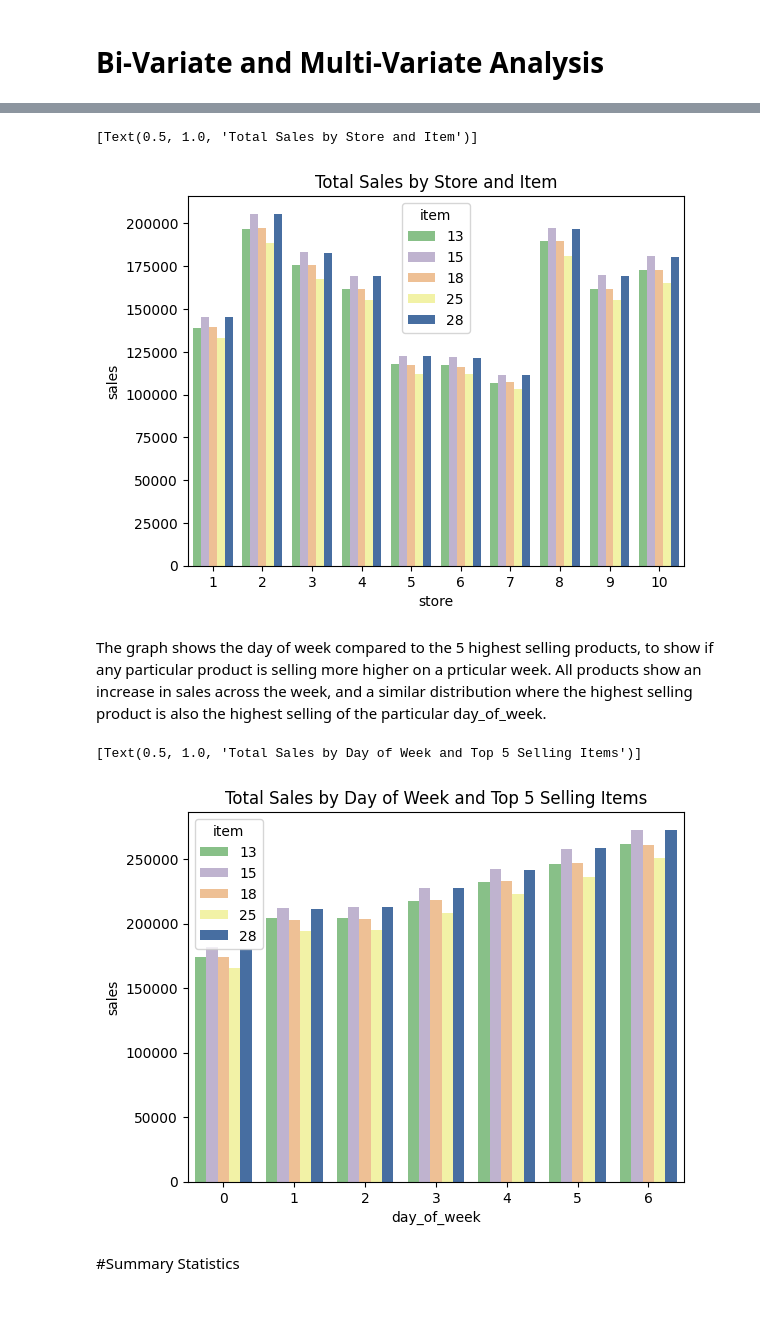
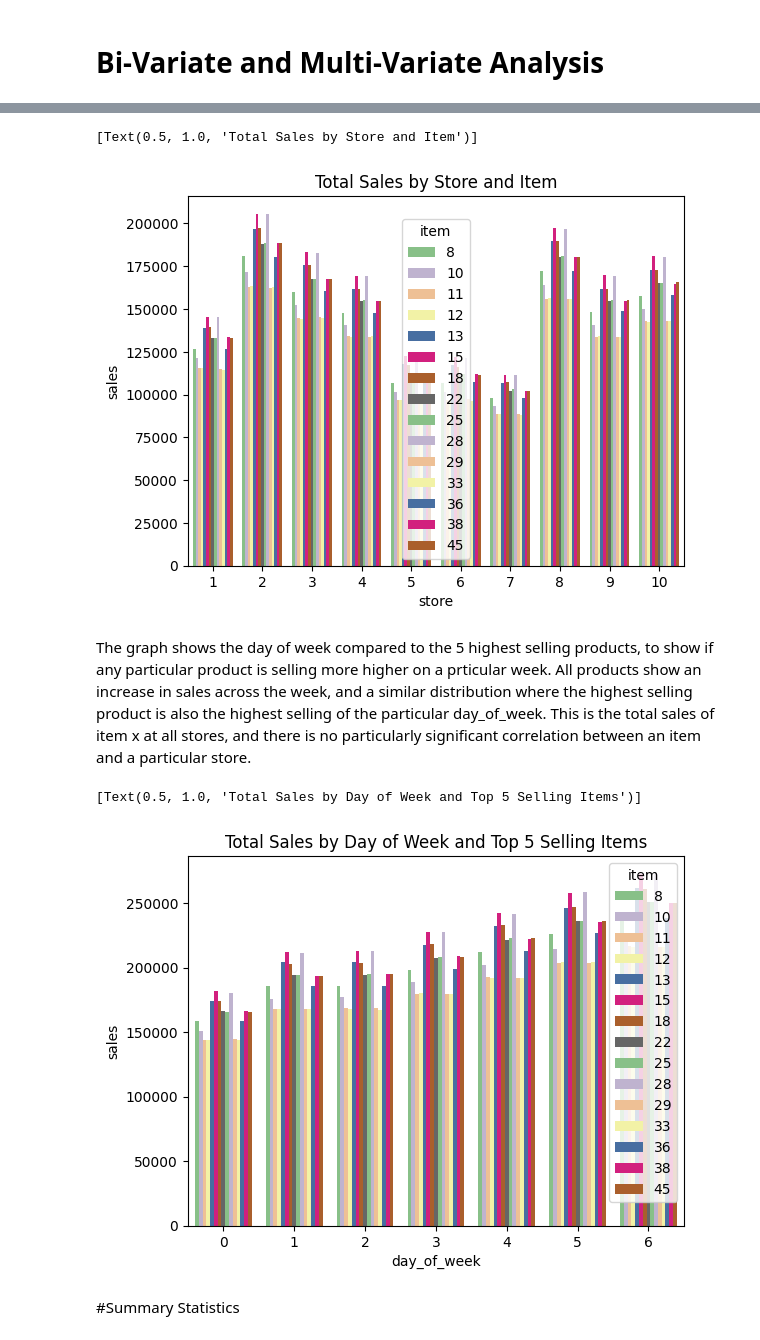
Before and after one commit to aanyamehta1/demand-forecasting-ey, a Jupyter notebook: FMCG_Demand_Forecasting.ipynb, the cells around one changed output, grey strips where cells are left out. Drawn from its saved outputs; the diff is of its cells as text; code cells hidden in the pictures; blank space fills up the shorter version.

```diff
--- a/FMCG_Demand_Forecasting.ipynb
+++ b/FMCG_Demand_Forecasting.ipynb
@@ -247,25 +266,25 @@ The graphs show the top 5 items (highest sales) and their distribution in the 10
 # %%
 store_item_sales = train_df.groupby(['store', 'item'])['sales'].sum().reset_index()
 
-top4 = item_sales.nlargest(5, 'sales')['item']
+top4 = item_sales.nlargest(15, 'sales')['item']
 filterdf = pd.merge(store_item_sales, top4, on='item')
 
 sns.barplot(x='store', y='sales', hue='item', data=filterdf, palette='Accent').set(title='Total Sales by Store and Item')
 # %% [output]
 [Text(0.5, 1.0, 'Total Sales by Store and Item')]
-[figure, old version]
+[figure, new version]
 # %% [markdown]
-The graph shows the day of week compared to the 5 highest selling products, to show if any particular product is selling more higher on a prticular week. All products show an increase in sales across the week, and a similar distribution where the highest selling product is also the highest selling of the particular day_of_week.
+The graph shows the day of week compared to the 5 highest selling products, to show if any particular product is selling more higher on a prticular week. All products show an increase in sales across the week, and a similar distribution where the highest selling product is also the highest selling of the particular day_of_week. This is the total sales of item x at all stores, and there is no particularly significant correlation between an item and a particular store.
 # %%
 store_item_sales = train_df.groupby(['day_of_week', 'item'])['sales'].sum().reset_index()
 
-top4 = item_sales.nlargest(5, 'sales')['item']
+top4 = item_sales.nlargest(15, 'sales')['item']
 filterdf = pd.merge(store_item_sales, top4, on='item')
 
 sns.barplot(x='day_of_week', y='sales', hue='item', data=filterdf, palette='Accent').set(title='Total Sales by Day of Week and Top 5 Selling Items')
 # %% [output]
 [Text(0.5, 1.0, 'Total Sales by Day of Week and Top 5 Selling Items')]
-[figure, old version]
+[figure, new version]
 # %% [markdown]
 #Summary Statistics
 # %%
```
Also changed, not shown: parts of 16 cells of this notebook.
